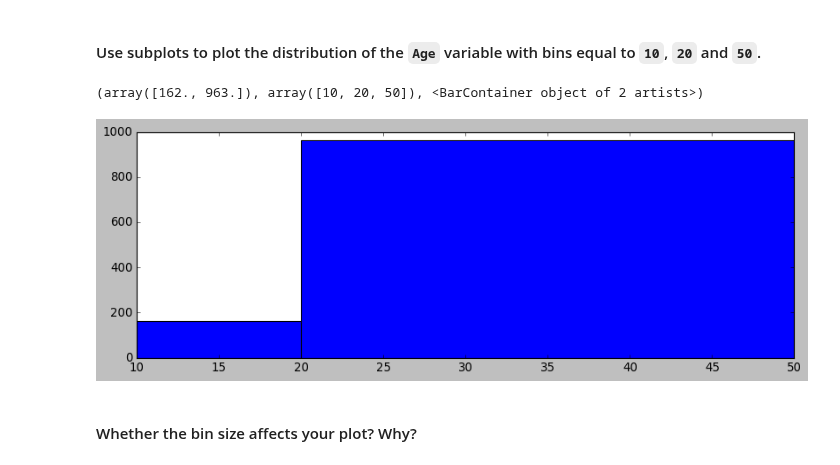
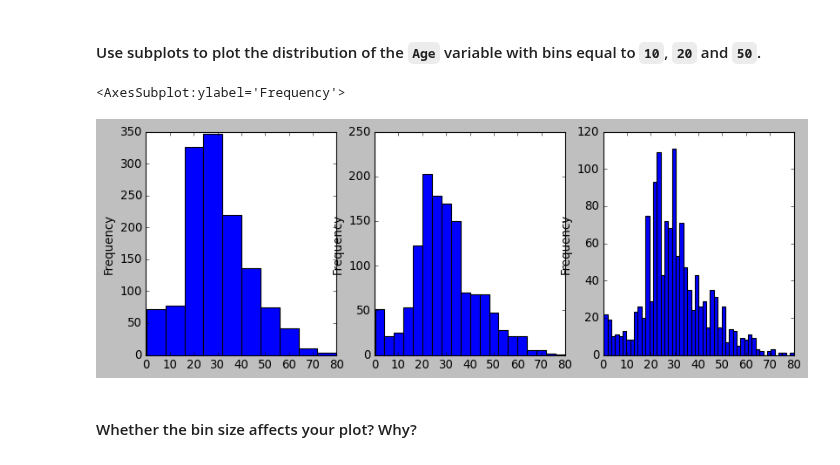
Before and after one commit to ironhack-datalabs/datamad1020, a Jupyter notebook: module-1/lab-matplotlib-seaborn/your-code/challenge-3.ipynb, the cells around one changed output. Saved outputs shown, nothing was run; the diff lists cells and outputs as text; code cells hidden in the pictures.

```diff
--- a/module-1/lab-matplotlib-seaborn/your-code/challenge-3.ipynb
+++ b/module-1/lab-matplotlib-seaborn/your-code/challenge-3.ipynb
@@ -81,11 +81,15 @@ plt.hist(titanic['Age'])
 #### Use subplots to plot the distribution of the `Age` variable with bins equal to `10`, `20` and `50`.
 # %%
 fig = plt.figure(figsize=(12,4))
-ax = plt.subplot()
-plt.hist(titanic['Age'], bins=[10,20,50])
+plt.subplot(1,3,1)
+titanic["Age"].plot.hist(bins=10)
+plt.subplot(1,3,2)
+titanic["Age"].plot.hist(bins=20)
+plt.subplot(1,3,3)
+titanic["Age"].plot.hist(bins=50)
 # %% [output]
-(array([162., 963.]), array([10, 20, 50]), <BarContainer object of 2 artists>)
+<AxesSubplot:ylabel='Frequency'>
-[figure, old version]
+[figure, new version]
 # %% [markdown]
 #### Whether the bin size affects your plot? Why?
 # %% [markdown]
```
Also changed, not shown: parts of 2 cells of this notebook.
